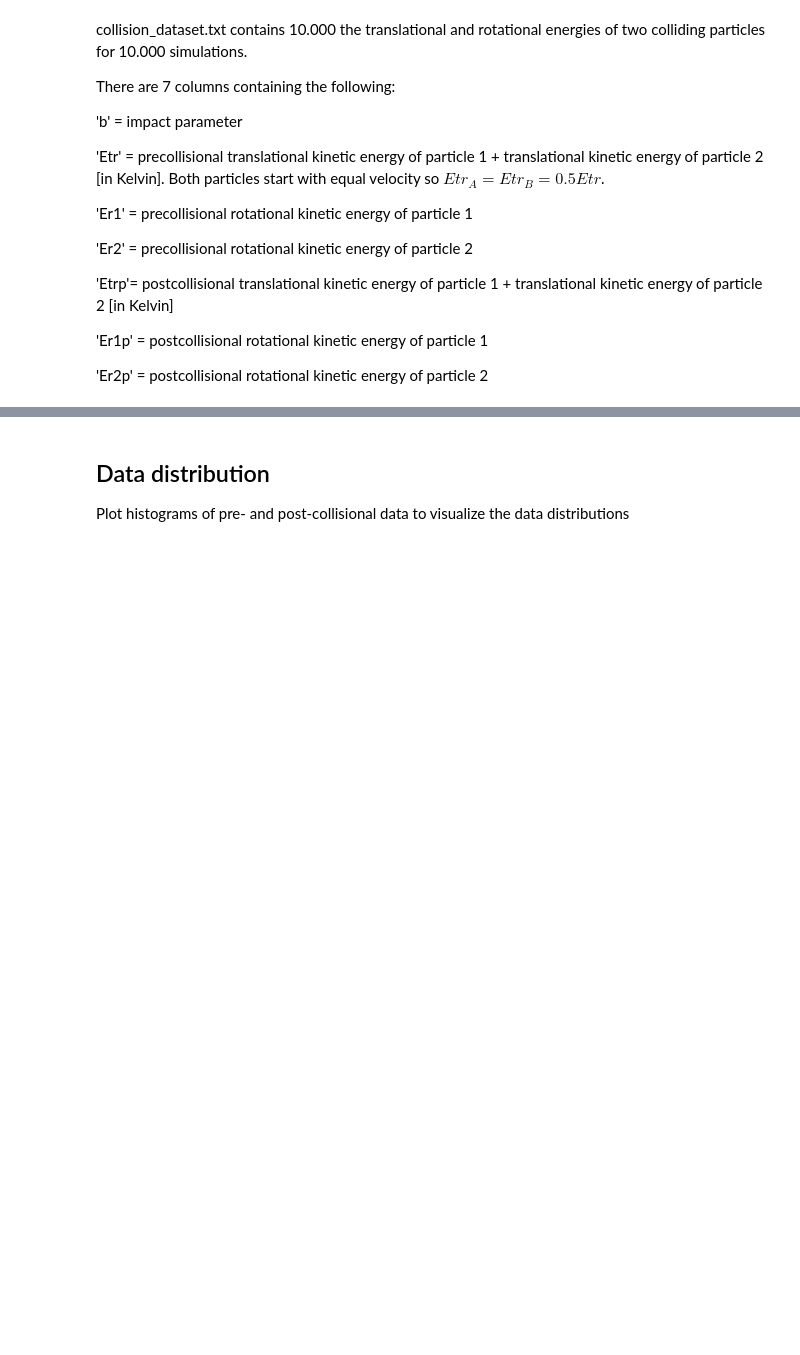
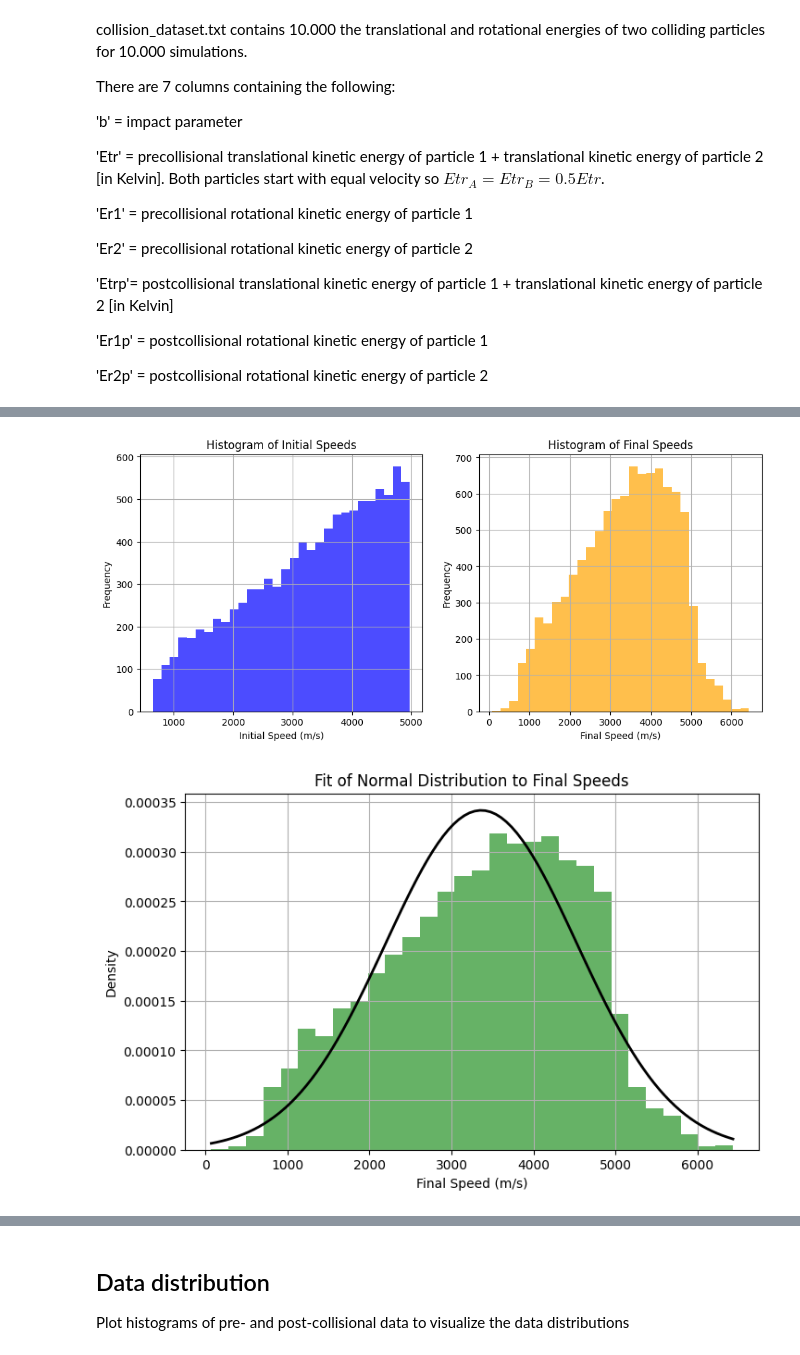
Before and after one commit to TijnZeelenberg/scatteringkernels, a Jupyter notebook: data_analysis.ipynb, the cells around one changed output, grey strips where cells are left out. Cells and saved outputs as stored; diff of their text form; code cells hidden in the pictures; blank space fills up the shorter version.

```diff
--- a/data_analysis.ipynb
+++ b/data_analysis.ipynb
@@ -26 +47,34 @@ There are 7 columns containing the following:
+# %%
+# Histograms of initial and final speeds
+fig, ax = plt.subplots(1, 2, figsize=(12, 5))
+ax[0].hist(df["V_init"], bins=30, alpha=0.7, color='blue')
+ax[0].set_xlabel("Initial Speed (m/s)")
+ax[0].set_ylabel("Frequency")
+ax[0].set_title("Histogram of Initial Speeds")
+ax[0].grid()
+ax[1].hist(df["V_final"], bins=30, alpha=0.7, color='orange')
+ax[1].set_xlabel("Final Speed (m/s)")
+ax[1].set_ylabel("Frequency")
+ax[1].set_title("Histogram of Final Speeds")
+ax[1].grid()
+plt.show()
+
+# Fit pdf to final speed data
+from scipy import stats
+final_speeds = df["V_final"].dropna()
+mu, std = stats.norm.fit(final_speeds)
+xmin, xmax = final_speeds.min(), final_speeds.max()
+x = np.linspace(xmin, xmax, 100)
+p = stats.norm.pdf(x, mu, std)
+fig, ax = plt.subplots(figsize=(8, 5))
+ax.hist(final_speeds, bins=30, density=True, alpha=0.6, color='g')
+ax.plot(x, p, 'k', linewidth=2)
+ax.set_xlabel("Final Speed (m/s)")
+ax.set_ylabel("Density")
+ax.set_title("Fit of Normal Distribution to Final Speeds")
+ax.grid()
+plt.show()
+# %% [output]
+[figure, added]
+[figure, added]
 # %% [markdown]
```
Also changed, not shown: parts of 8 cells of this notebook.
